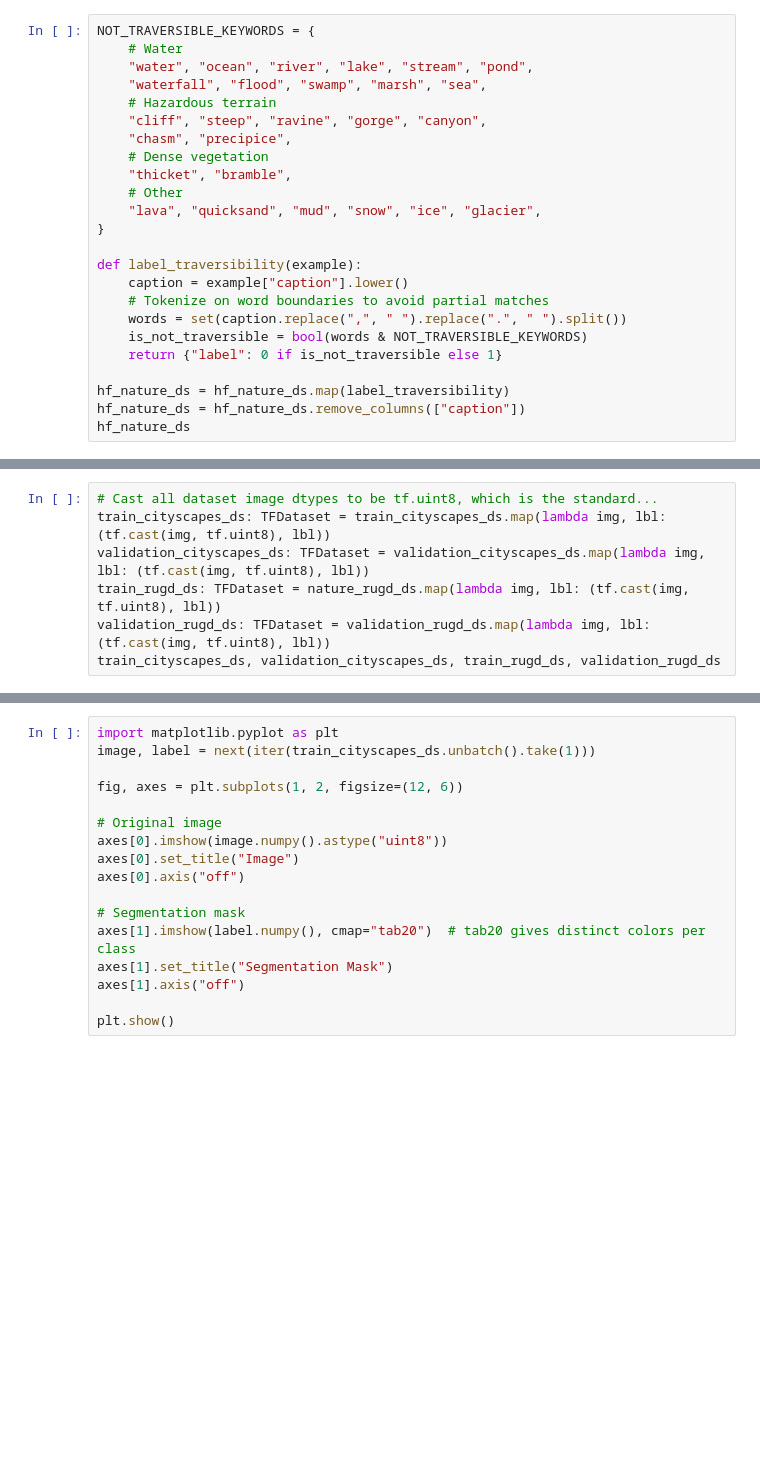
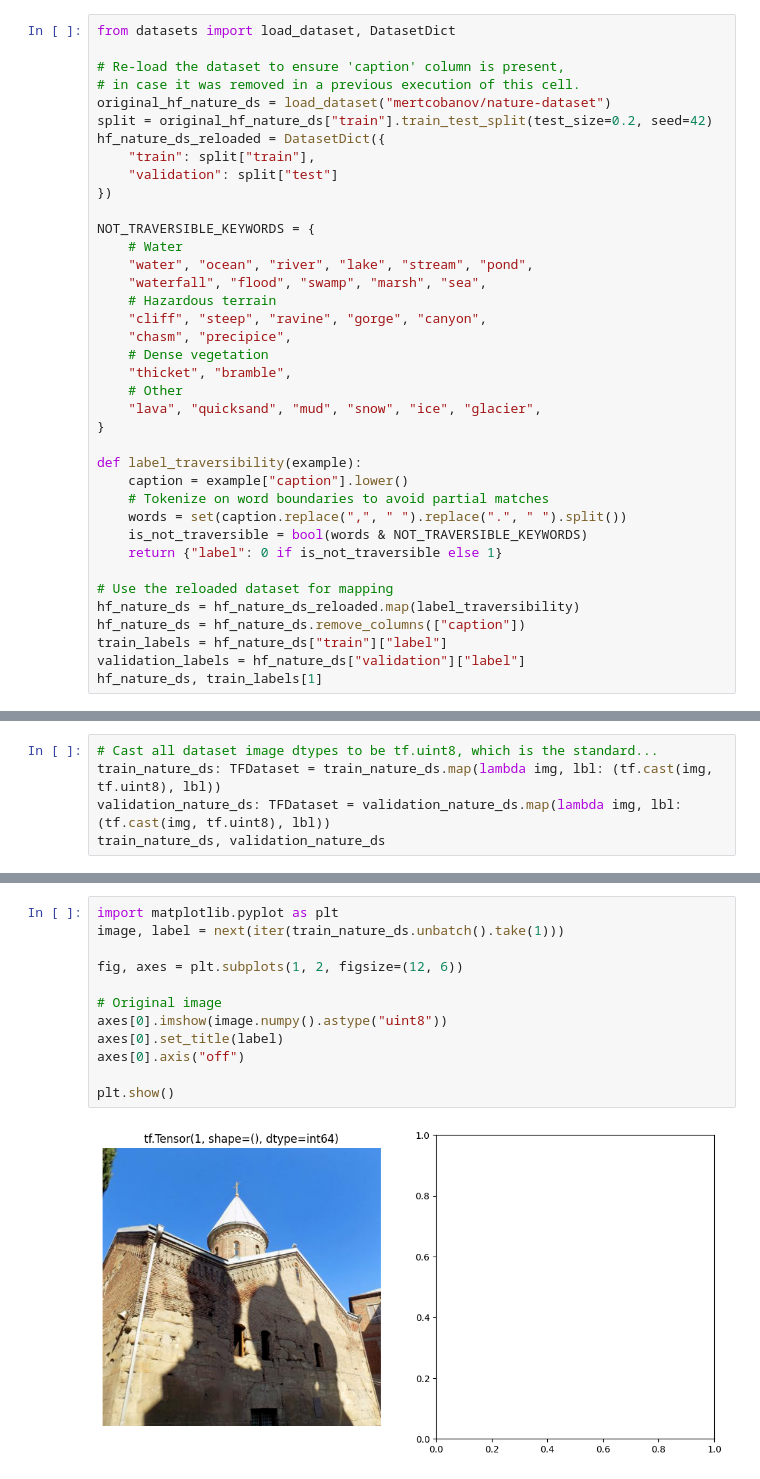
Before and after one commit to MahdMalik/MiniModelBot, a Jupyter notebook: ai4Mars.ipynb, the cells around one changed output, grey strips where cells are left out. Drawn from its saved outputs; the diff is of its cells as text; blank space fills up the shorter version.

```diff
--- a/ai4Mars.ipynb
+++ b/ai4Mars.ipynb
@@ -30,4 +22,15 @@ hf_nature_ds, hf_cityscapes_ds
 # %%
+from datasets import load_dataset, DatasetDict
+
+# Re-load the dataset to ensure 'caption' column is present,
+# in case it was removed in a previous execution of this cell.
+original_hf_nature_ds = load_dataset("mertcobanov/nature-dataset")
+split = original_hf_nature_ds["train"].train_test_split(test_size=0.2, seed=42)
+hf_nature_ds_reloaded = DatasetDict({
+    "train": split["train"],
+    "validation": split["test"]
+})
+
 NOT_TRAVERSIBLE_KEYWORDS = {
     # Water
     "water", "ocean", "river", "lake", "stream", "pond",
@@ -48,7 +51,10 @@ def label_traversibility(example):
     is_not_traversible = bool(words & NOT_TRAVERSIBLE_KEYWORDS)
     return {"label": 0 if is_not_traversible else 1}
 
-hf_nature_ds = hf_nature_ds.map(label_traversibility)
+# Use the reloaded dataset for mapping
+hf_nature_ds = hf_nature_ds_reloaded.map(label_traversibility)
 hf_nature_ds = hf_nature_ds.remove_columns(["caption"])
-hf_nature_ds
+train_labels = hf_nature_ds["train"]["label"]
+validation_labels = hf_nature_ds["validation"]["label"]
+hf_nature_ds, train_labels[1]
 # %% [output]
@@ -101,7 +96,5 @@ train_cityscapes_ds, validation_cityscapes_ds, train_natue_ds, validation_rugd_d
 # %%
 # Cast all dataset image dtypes to be tf.uint8, which is the standard...
-train_cityscapes_ds: TFDataset = train_cityscapes_ds.map(lambda img, lbl: (tf.cast(img, tf.uint8), lbl))
-validation_cityscapes_ds: TFDataset = validation_cityscapes_ds.map(lambda img, lbl: (tf.cast(img, tf.uint8), lbl))
-train_rugd_ds: TFDataset = nature_rugd_ds.map(lambda img, lbl: (tf.cast(img, tf.uint8), lbl))
-validation_rugd_ds: TFDataset = validation_rugd_ds.map(lambda img, lbl: (tf.cast(img, tf.uint8), lbl))
-train_cityscapes_ds, validation_cityscapes_ds, train_rugd_ds, validation_rugd_ds
+train_nature_ds: TFDataset = train_nature_ds.map(lambda img, lbl: (tf.cast(img, tf.uint8), lbl))
+validation_nature_ds: TFDataset = validation_nature_ds.map(lambda img, lbl: (tf.cast(img, tf.uint8), lbl))
+train_nature_ds, validation_nature_ds
@@ -108,17 +104,14 @@ train_cityscapes_ds, validation_cityscapes_ds, train_rugd_ds, validation_rugd_ds
 # %%
 import matplotlib.pyplot as plt
-image, label = next(iter(train_cityscapes_ds.unbatch().take(1)))
+image, label = next(iter(train_nature_ds.unbatch().take(1)))
 
 fig, axes = plt.subplots(1, 2, figsize=(12, 6))
 
 # Original image
 axes[0].imshow(image.numpy().astype("uint8"))
-axes[0].set_title("Image")
+axes[0].set_title(label)
 axes[0].axis("off")
 
-# Segmentation mask
-axes[1].imshow(label.numpy(), cmap="tab20")  # tab20 gives distinct colors per class
-axes[1].set_title("Segmentation Mask")
-axes[1].axis("off")
-
 plt.show()
+# %% [output]
+[figure, added]
```
Also changed, not shown: parts of 5 cells of this notebook.
